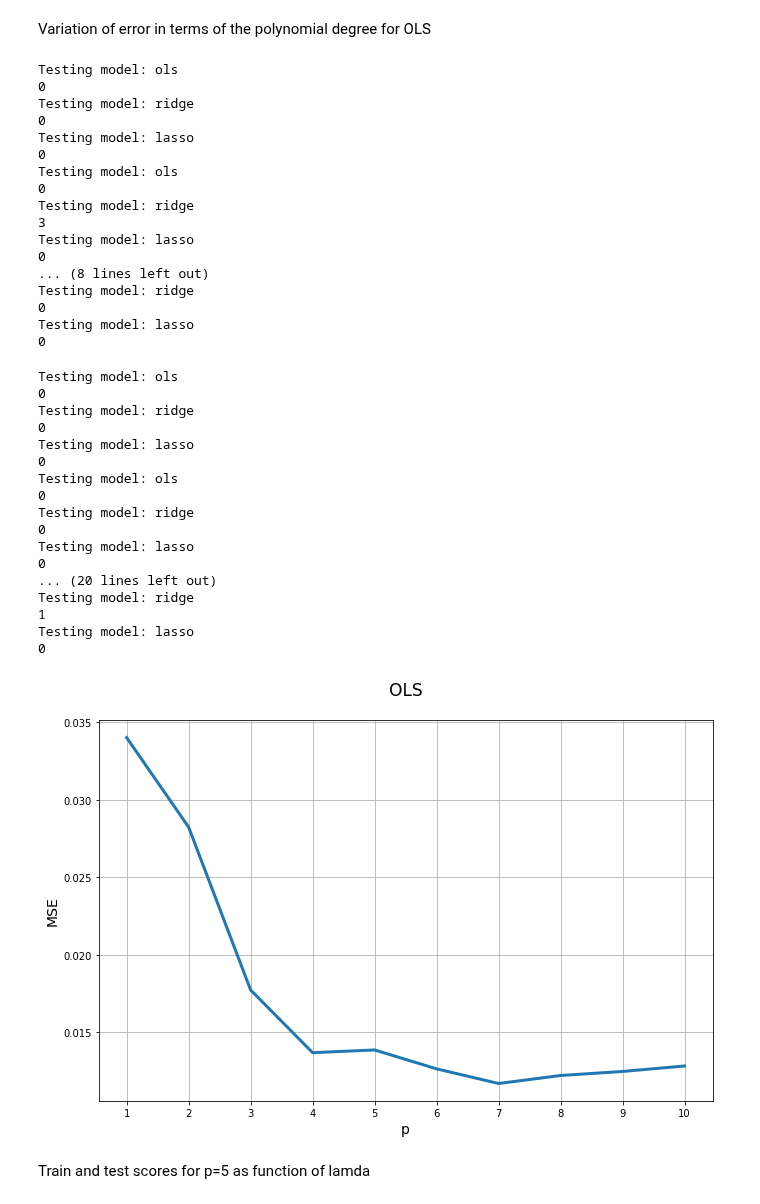
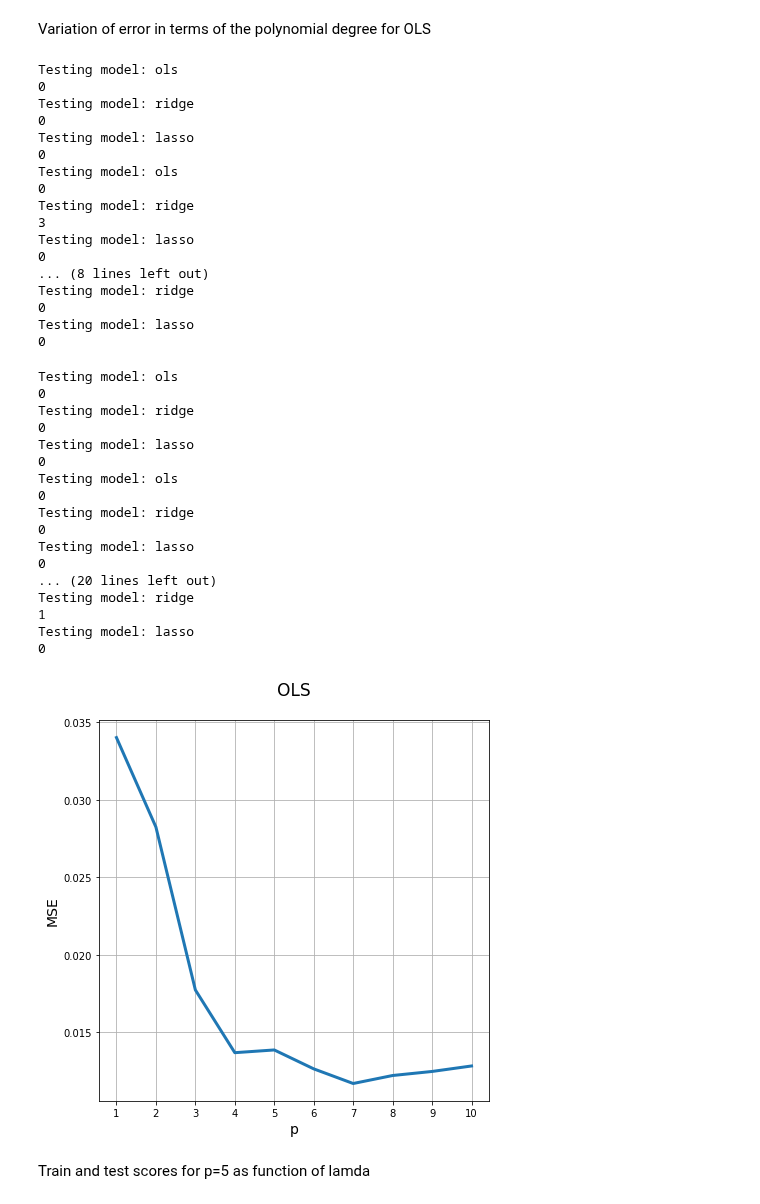
Before and after one commit to hannasv/project1, a Jupyter notebook: Project1_FYSSTK4155.ipynb, the cells around one changed output. Saved outputs shown, nothing was run; the diff lists cells and outputs as text; code cells hidden in the pictures.

```diff
--- a/Project1_FYSSTK4155.ipynb
+++ b/Project1_FYSSTK4155.ipynb
@@ -215,7 +215,7 @@ for p in np.arange(1,11,1):
 # Plot MSE for OLS
 p = np.arange(1,11,1)
 
-plt.figure(2, figsize = (11,7))
+plt.figure(2, figsize = (7,7))
 # log x-axis
 plt.plot(p, mse_ols, linewidth=3.0) # plot ridge
 ax = plt.gca()
@@ -225,6 +225,7 @@ plt.xlabel('p', fontsize=14)
 plt.ylabel('MSE', fontsize=14)
 plt.grid(True)
 #plt.savefig("results/figures/franke/MSEvsLambda/OLS_MSEvsLambda_seed105_p10.png")
+plt.show()
 # %% [output]
 Testing model: ols
 0
@@ -233,34 +234,34 @@ Testing model: ridge
 Testing model: lasso
 0
 Testing model: ols
 0
 Testing model: ridge
 3
 Testing model: lasso
 0
 ... (8 lines left out)
 Testing model: ridge
 0
 Testing model: lasso
 0
 Testing model: ols
 0
 Testing model: ridge
 0
 Testing model: lasso
 0
 Testing model: ols
 0
 Testing model: ridge
 0
 Testing model: lasso
 0
 ... (20 lines left out)
 Testing model: ridge
 1
 Testing model: lasso
 0
-[figure, old version]
+[figure, new version]
 # %% [markdown]
 Train and test scores for p=5 as function of lamda
 # %%
```
Also changed, not shown: parts of 47 cells of this notebook, 21 other files.
